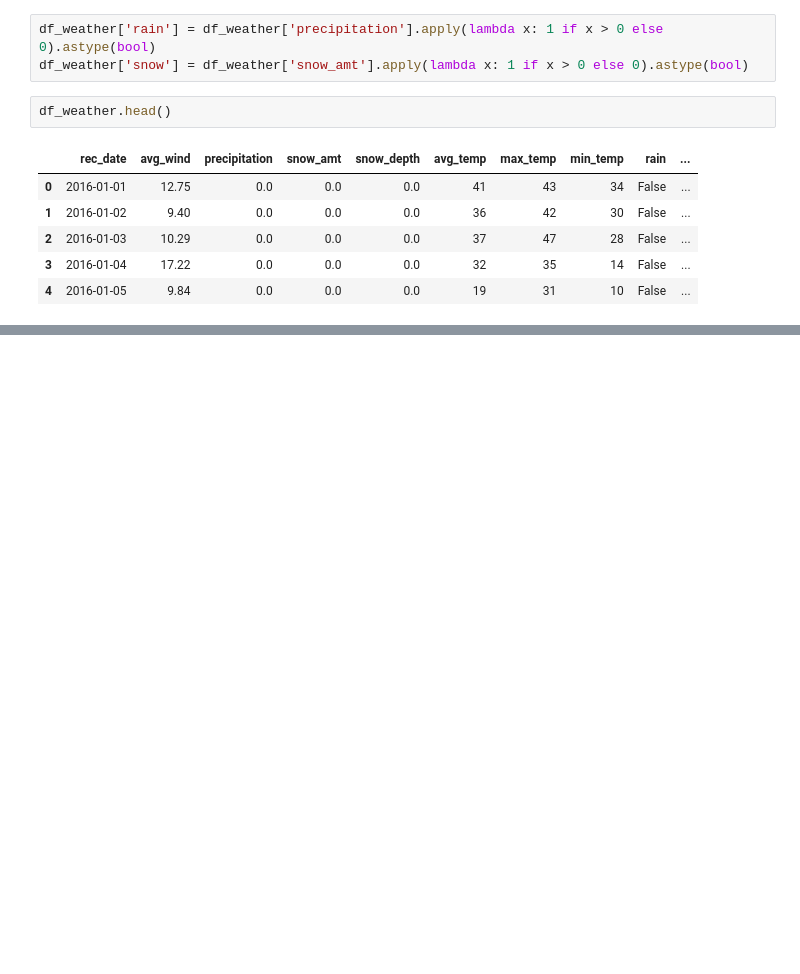
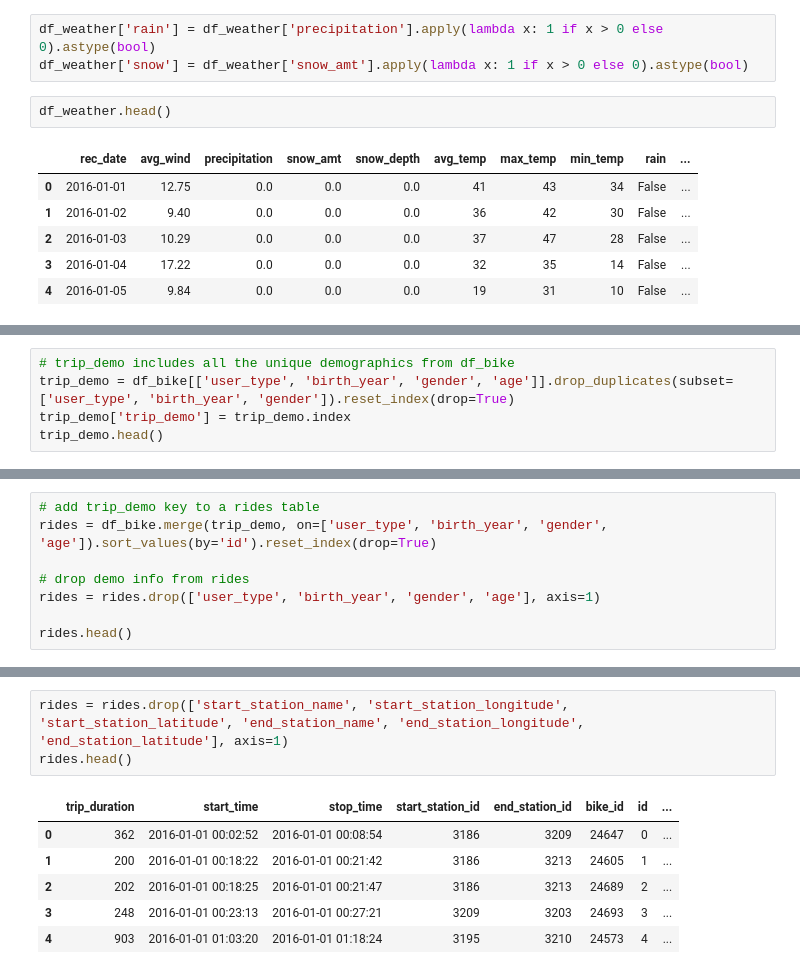
Before and after one commit to father-tom/Projects, a Jupyter notebook: Notebooks/CitiBike Rental Data Project.ipynb, the cells around one changed output, grey strips where cells are left out. Drawn from its saved outputs; the diff is of its cells as text; blank space fills up the shorter version.

```diff
--- a/Notebooks/CitiBike Rental Data Project.ipynb
+++ b/Notebooks/CitiBike Rental Data Project.ipynb
@@ -515,0 +613,5 @@ df_weather.head()
+# %%
+# trip_demo includes all the unique demographics from df_bike
+trip_demo = df_bike[['user_type', 'birth_year', 'gender', 'age']].drop_duplicates(subset=['user_type', 'birth_year', 'gender']).reset_index(drop=True)
+trip_demo['trip_demo'] = trip_demo.index
+trip_demo.head()
@@ -515,0 +634,8 @@ df_weather.head()
+# %%
+# add trip_demo key to a rides table
+rides = df_bike.merge(trip_demo, on=['user_type', 'birth_year', 'gender', 'age']).sort_values(by='id').reset_index(drop=True)
+
+# drop demo info from rides
+rides = rides.drop(['user_type', 'birth_year', 'gender', 'age'], axis=1)
+
+rides.head()
@@ -515,0 +689,10 @@ df_weather.head()
+# %%
+rides = rides.drop(['start_station_name', 'start_station_longitude', 'start_station_latitude', 'end_station_name', 'end_station_longitude', 'end_station_latitude'], axis=1)
+rides.head()
+# %% [output]
+|  | trip_duration | start_time | stop_time | start_station_id | end_station_id | bike_id | id | ... |
+| 0 | 362 | 2016-01-01 00:02:52 | 2016-01-01 00:08:54 | 3186 | 3209 | 24647 | 0 | ... |
+| 1 | 200 | 2016-01-01 00:18:22 | 2016-01-01 00:21:42 | 3186 | 3213 | 24605 | 1 | ... |
+| 2 | 202 | 2016-01-01 00:18:25 | 2016-01-01 00:21:47 | 3186 | 3213 | 24689 | 2 | ... |
+| 3 | 248 | 2016-01-01 00:23:13 | 2016-01-01 00:27:21 | 3209 | 3203 | 24693 | 3 | ... |
+| 4 | 903 | 2016-01-01 01:03:20 | 2016-01-01 01:18:24 | 3195 | 3210 | 24573 | 4 | ... |
```
Also changed, not shown: parts of 23 cells of this notebook, 2 other files.
